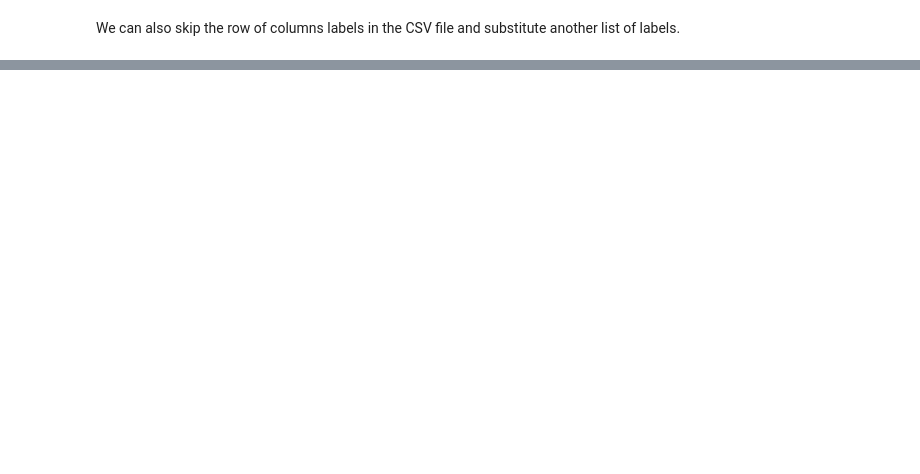
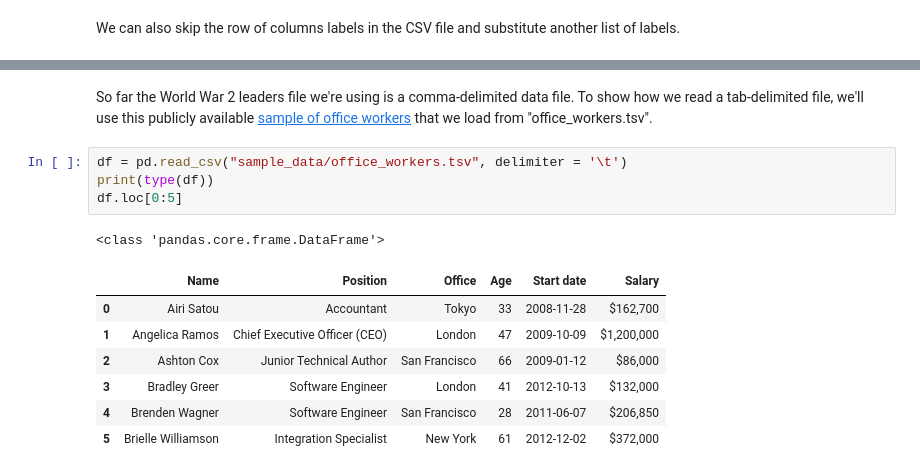
Before and after one commit to csaatechnicalarts/ML_Bootcamp, a Jupyter notebook: Pandas_04_Plotting_FileIO.ipynb, the cells around one changed output, grey strips where cells are left out. Cells and saved outputs as stored; diff of their text form; blank space fills up the shorter version.

Commit message:
Gave example of reading data from a tab-delimited file.

```diff
--- a/Pandas_04_Plotting_FileIO.ipynb
+++ b/Pandas_04_Plotting_FileIO.ipynb
@@ -99,0 +81,15 @@ df
+# %% [markdown]
+So far the World War 2 leaders file we're using is a comma-delimited data file. To show how we read a tab-delimited file, we'll use this publicly available [sample of office workers](https://datatables.net/extensions/buttons/examples/html5/tsv.html) that we load from "office_workers.tsv".
+# %%
+df = pd.read_csv("sample_data/office_workers.tsv", delimiter = '\t')
+print(type(df))
+df.loc[0:5]
+# %% [output]
+<class 'pandas.core.frame.DataFrame'>
+|  | Name | Position | Office | Age | Start date | Salary |
+| 0 | Airi Satou | Accountant | Tokyo | 33 | 2008-11-28 | $162,700 |
+| 1 | Angelica Ramos | Chief Executive Officer (CEO) | London | 47 | 2009-10-09 | $1,200,000 |
+| 2 | Ashton Cox | Junior Technical Author | San Francisco | 66 | 2009-01-12 | $86,000 |
+| 3 | Bradley Greer | Software Engineer | London | 41 | 2012-10-13 | $132,000 |
+| 4 | Brenden Wagner | Software Engineer | San Francisco | 28 | 2011-06-07 | $206,850 |
+| 5 | Brielle Williamson | Integration Specialist | New York | 61 | 2012-12-02 | $372,000 |
```
Also changed, not shown: parts of 5 cells of this notebook.
